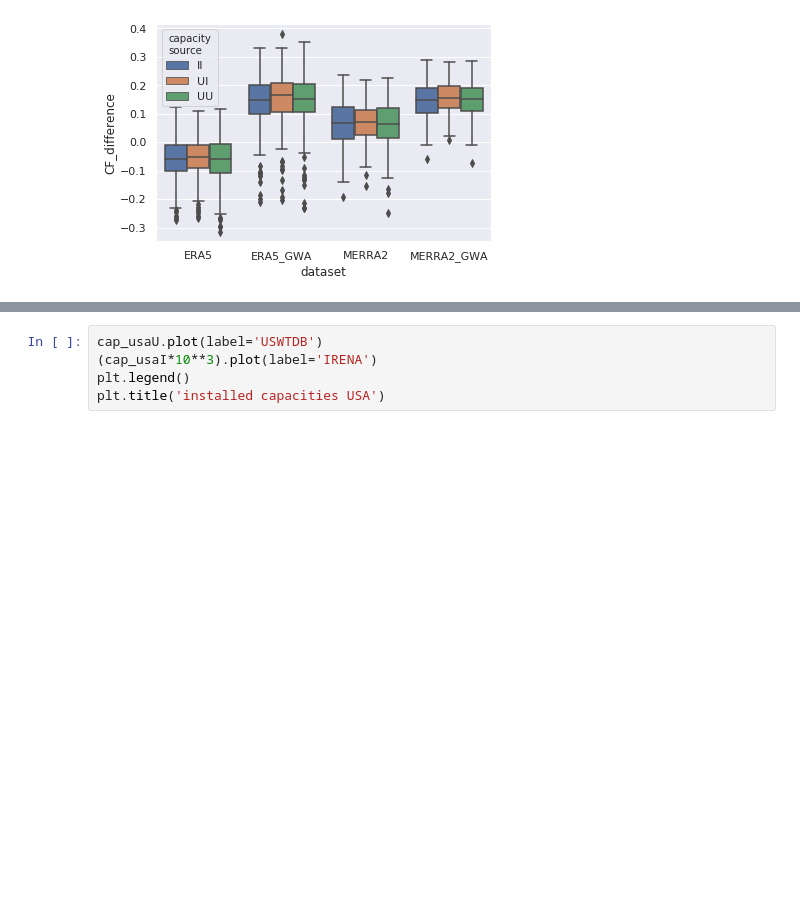
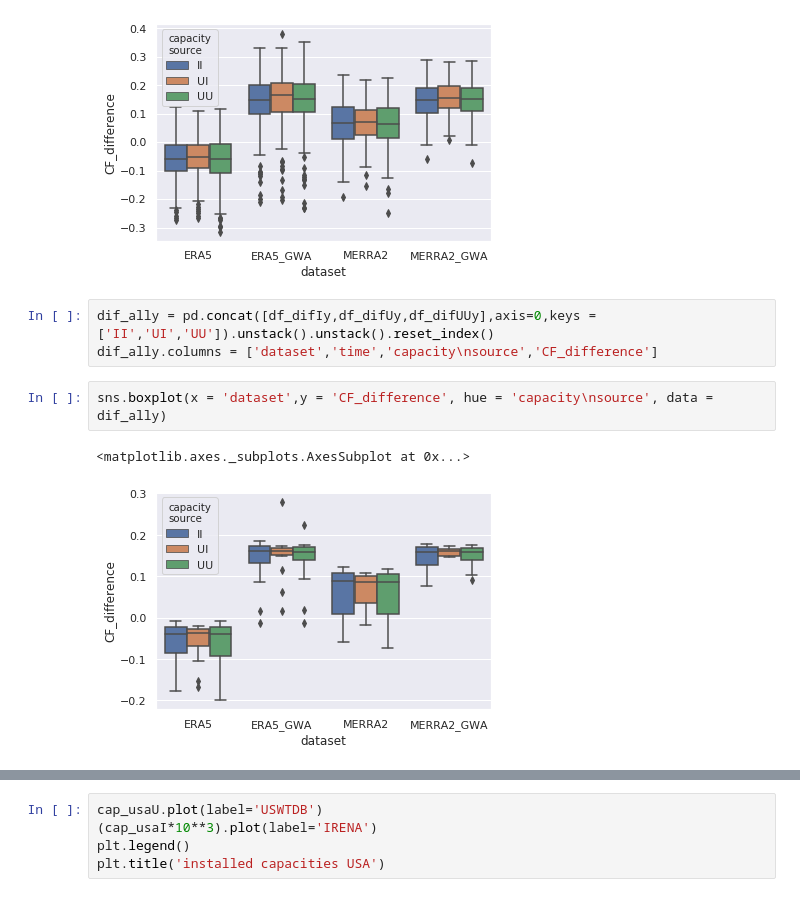
Before and after one commit to KatharinaGruber/windpower_GWA, a Jupyter notebook: USA/Analysis_IRENA.ipynb, the cells around one changed output, grey strips where cells are left out. Drawn from its saved outputs; the diff is of its cells as text; blank space fills up the shorter version.

```diff
--- a/USA/Analysis_IRENA.ipynb
+++ b/USA/Analysis_IRENA.ipynb
@@ -211,3 +269,11 @@ sns.boxplot(x = 'dataset',y = 'CF_difference', hue = 'capacity\nsource', data =
 # %% [output]
 <matplotlib.axes._subplots.AxesSubplot at 0x...>
 [figure]
+# %%
+dif_ally = pd.concat([df_difIy,df_difUy,df_difUUy],axis=0,keys = ['II','UI','UU']).unstack().unstack().reset_index()
+dif_ally.columns = ['dataset','time','capacity\nsource','CF_difference']
+# %%
+sns.boxplot(x = 'dataset',y = 'CF_difference', hue = 'capacity\nsource', data = dif_ally)
+# %% [output]
+<matplotlib.axes._subplots.AxesSubplot at 0x...>
+[figure, added]
```
Also changed, not shown: parts of 21 cells of this notebook.
